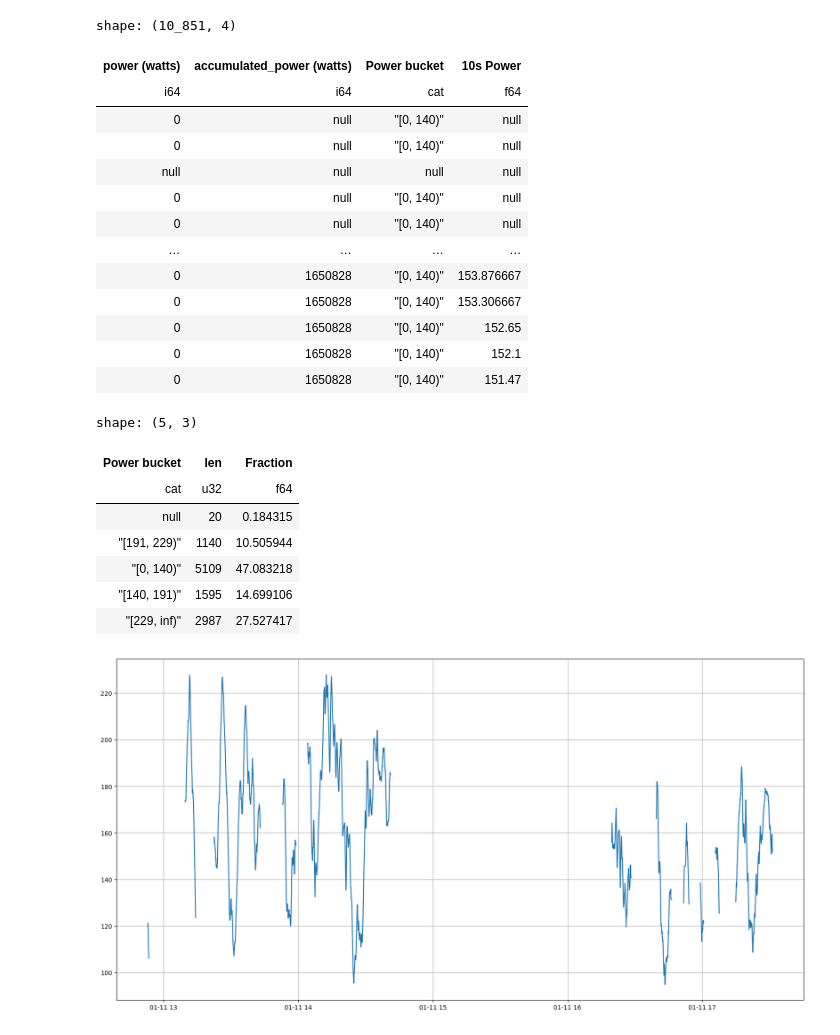
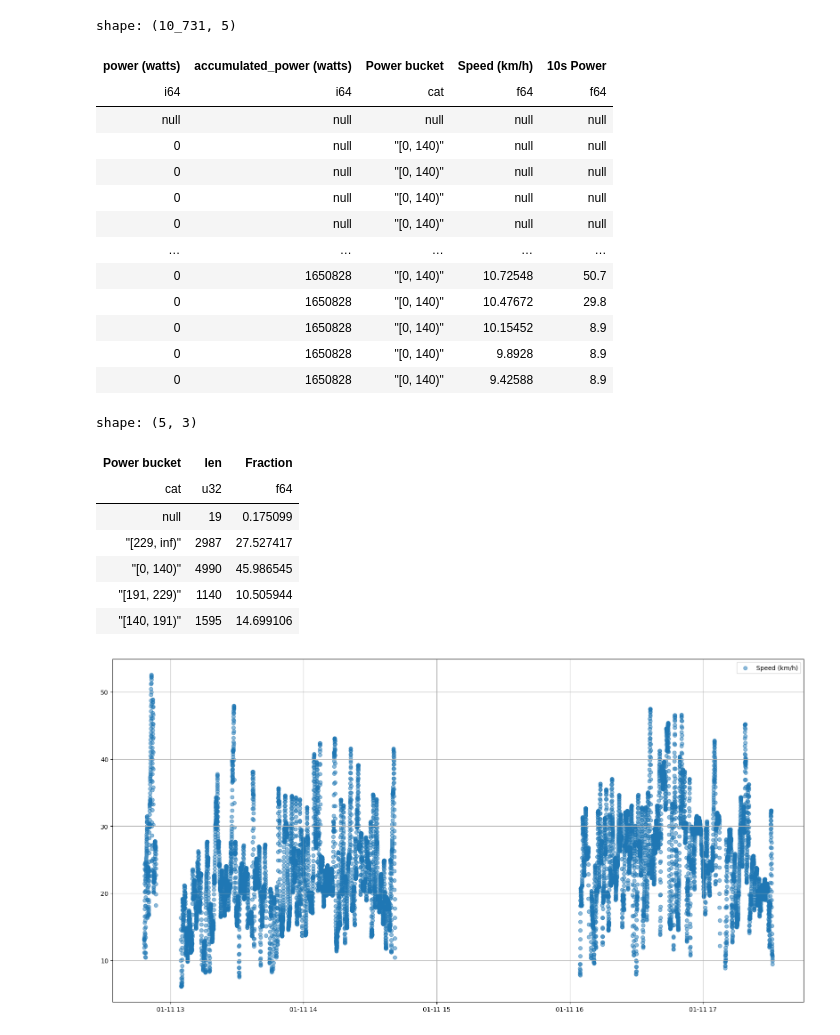
Before and after one commit to sayantangkhan/strava-history-analysis, a Jupyter notebook: notebooks/fit_file_parsing.ipynb, the cells around one changed output. Saved outputs shown, nothing was run; the diff lists cells and outputs as text; code cells hidden in the pictures.

```diff
--- a/notebooks/fit_file_parsing.ipynb
+++ b/notebooks/fit_file_parsing.ipynb
@@ -14,3 +36,9 @@ df = parse_fit_file(
 # %%
-df.describe().select(pl.col("statistic"), pl.col("power (watts)"))
+f_moving = pl.col("^.*speed.*$") >= 1.5
+
+df.filter(f_moving).describe().select(
+    pl.col("statistic"),
+    pl.col("power (watts)"),
+    (pl.col("^.*speed.*$") * 3.6).alias("Speed (km/h)"),
+)
 # %% [output]
@@ -29,5 +57,5 @@ shape: (9, 2)
 # %%
-df = df.with_columns(
+df_filtered = df.filter(f_moving).with_columns(
     pl.col("power (watts)")
     .cut(
         [
@@ -43,47 +71,60 @@ df = df.with_columns(
         left_closed=True,
     )
     .alias("Power bucket"),
-    pl.col("power (watts)").rolling_mean(300).alias("10s Power"),
+    (pl.col("^.*speed.*$") * 3.6).rolling_mean(10).alias("Speed (km/h)"),
+    pl.col("power (watts)")
+    .fill_null(strategy="forward")
+    .rolling_mean(10)
+    .alias("10s Power"),
 )
 # %%
-df.select(pl.col("^.*(P|p)ower.*$"))
+df_filtered.select(pl.col("^.*((P|p)ower|Speed).*$"))
 # %% [output]
-shape: (10_851, 4)
+shape: (10_731, 5)
-| power (watts) | accumulated_power (watts) | Power bucket | 10s Power |
-| i64 | i64 | cat | f64 |
-| 0 | null | "[0, 140)" | null |
-| 0 | null | "[0, 140)" | null |
-| null | null | null | null |
-| 0 | null | "[0, 140)" | null |
-| 0 | null | "[0, 140)" | null |
-| … | … | … | … |
-| 0 | 1650828 | "[0, 140)" | 153.876667 |
-| 0 | 1650828 | "[0, 140)" | 153.306667 |
-| 0 | 1650828 | "[0, 140)" | 152.65 |
-| 0 | 1650828 | "[0, 140)" | 152.1 |
-| 0 | 1650828 | "[0, 140)" | 151.47 |
+| power (watts) | accumulated_power (watts) | Power bucket | Speed (km/h) | 10s Power |
+| i64 | i64 | cat | f64 | f64 |
+| null | null | null | null | null |
+| 0 | null | "[0, 140)" | null | null |
+| 0 | null | "[0, 140)" | null | null |
+| 0 | null | "[0, 140)" | null | null |
+| 0 | null | "[0, 140)" | null | null |
+| … | … | … | … | … |
+| 0 | 1650828 | "[0, 140)" | 10.72548 | 50.7 |
+| 0 | 1650828 | "[0, 140)" | 10.47672 | 29.8 |
+| 0 | 1650828 | "[0, 140)" | 10.15452 | 8.9 |
+| 0 | 1650828 | "[0, 140)" | 9.8928 | 8.9 |
+| 0 | 1650828 | "[0, 140)" | 9.42588 | 8.9 |
 # %%
-df.group_by(pl.col("Power bucket")).len().with_columns(
+df_filtered.group_by(pl.col("Power bucket")).len().with_columns(
     (pl.col("len") / df.shape[0] * 100).alias("Fraction")
 )
 # %% [output]
 shape: (5, 3)
 | Power bucket | len | Fraction |
 | cat | u32 | f64 |
-| null | 20 | 0.184315 |
+| null | 19 | 0.175099 |
+| "[229, inf)" | 2987 | 27.527417 |
+| "[0, 140)" | 4990 | 45.986545 |
 | "[191, 229)" | 1140 | 10.505944 |
-| "[0, 140)" | 5109 | 47.083218 |
 | "[140, 191)" | 1595 | 14.699106 |
-| "[229, inf)" | 2987 | 27.527417 |
 # %%
 plt.figure(figsize=(20, 10))
 
-plt.plot(
-    df["timestamp (None)"],
-    df["10s Power"],
-    # alpha=0.5,
+# plt.scatter(
+#     df_filtered["timestamp (None)"],
+#     df_filtered["10s Power"],
+#     alpha=0.5,
+#     label="10s Power",
+# )
+
+plt.scatter(
+    df_filtered["timestamp (None)"],
+    df_filtered["Speed (km/h)"],
+    alpha=0.5,
+    label="Speed (km/h)",
 )
 
+plt.legend()
 plt.grid()
 # %% [output]
-[figure, old version]
+[figure, new version]
```
Also changed, not shown: parts of 2 cells of this notebook, 5 other files.
